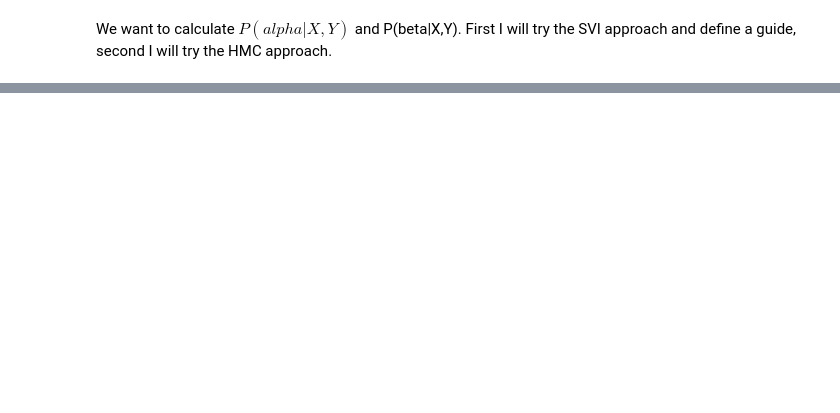
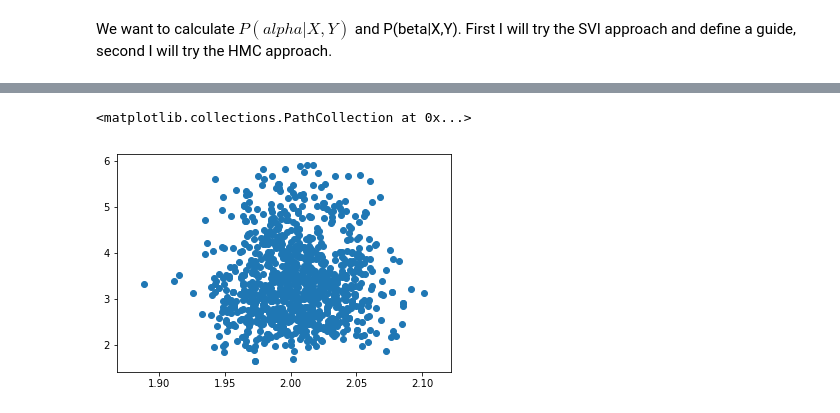
Before and after one commit to altdeep/causalML, a Jupyter notebook: tutorials/Independence_of_mechanisms/indep_mechanism.ipynb, the cells around one changed output, grey strips where cells are left out. Cells and saved outputs as stored; diff of their text form; code cells hidden in the pictures; blank space fills up the shorter version.

```diff
--- a/tutorials/Independence_of_mechanisms/indep_mechanism.ipynb
+++ b/tutorials/Independence_of_mechanisms/indep_mechanism.ipynb
@@ -118,0 +90,5 @@ tensor(2.1285)
+# %%
+plt.scatter(samples['alpha'], samples['beta'])
+# %% [output]
+<matplotlib.collections.PathCollection at 0x...>
+[figure, added]
```
Also changed, not shown: parts of 17 cells of this notebook.
